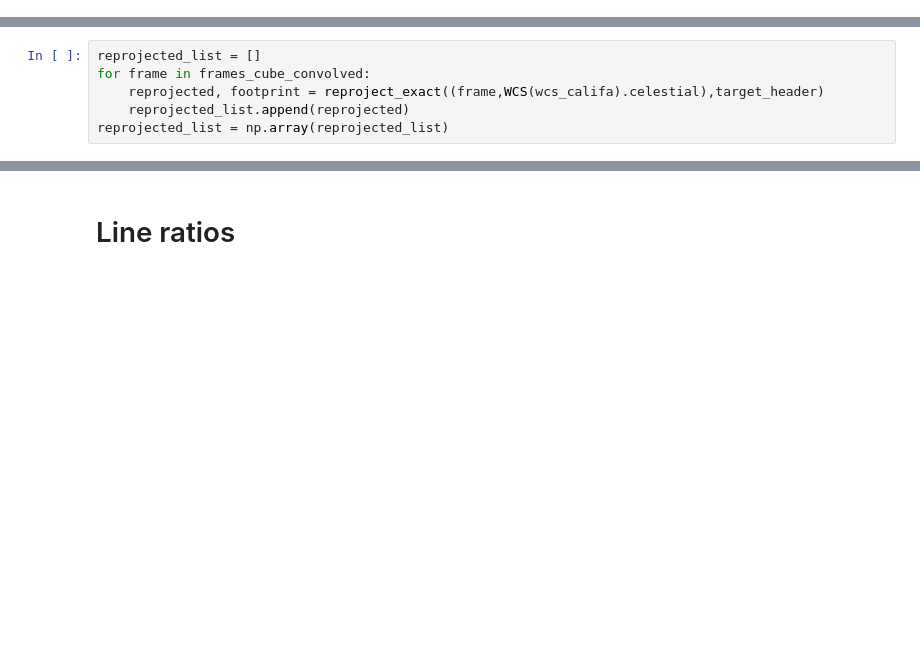
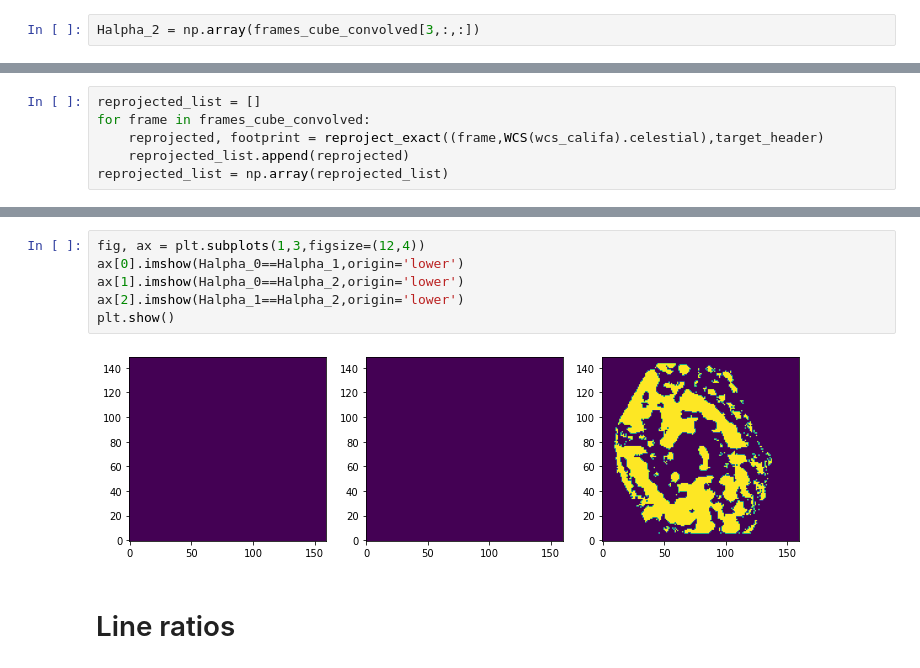
Before and after one commit to Bruno-Rodriguez/quenching-nearby-galaxies, a Jupyter notebook: smooth_and_reproject_cubes.ipynb, the cells around one changed output, grey strips where cells are left out. Drawn from its saved outputs; the diff is of its cells as text; blank space fills up the shorter version.

```diff
--- a/smooth_and_reproject_cubes.ipynb
+++ b/smooth_and_reproject_cubes.ipynb
@@ -482,3 +460,5 @@ plt.show()
+# %%
+Halpha_2 = np.array(frames_cube_convolved[3,:,:])
 # %%
 target_header = CO_cube.header
 # %%
@@ -550,3 +530,11 @@ plt.show()
+# %%
+fig, ax = plt.subplots(1,3,figsize=(12,4))
+ax[0].imshow(Halpha_0==Halpha_1,origin='lower')
+ax[1].imshow(Halpha_0==Halpha_2,origin='lower')
+ax[2].imshow(Halpha_1==Halpha_2,origin='lower')
+plt.show()
+# %% [output]
+[figure, new version]
 # %% [markdown]
 # Line ratios
 # %%
```
Also changed, not shown: parts of 10 cells of this notebook.
